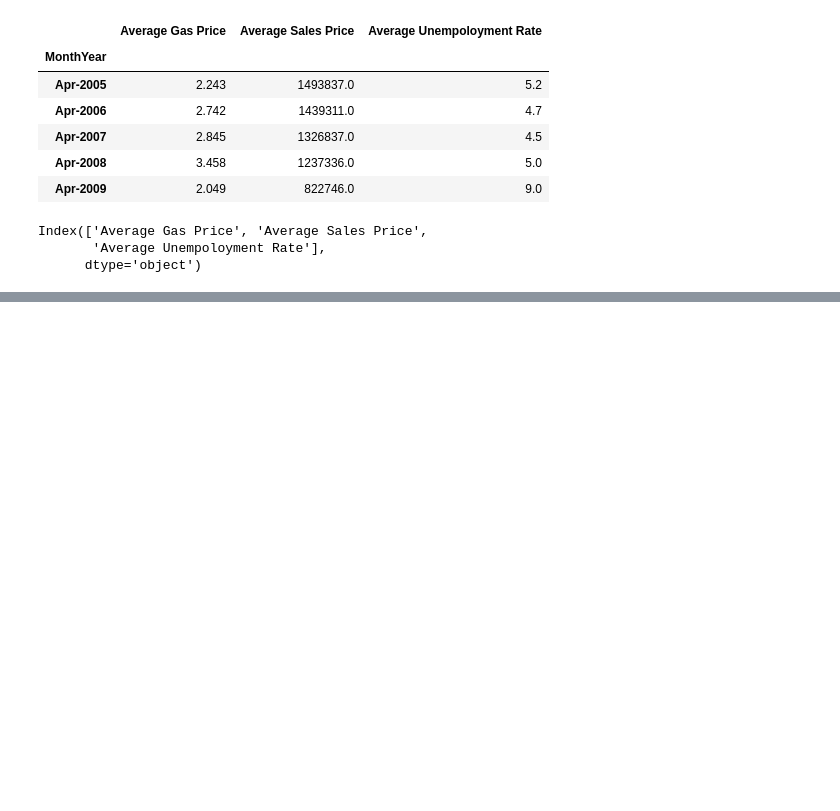
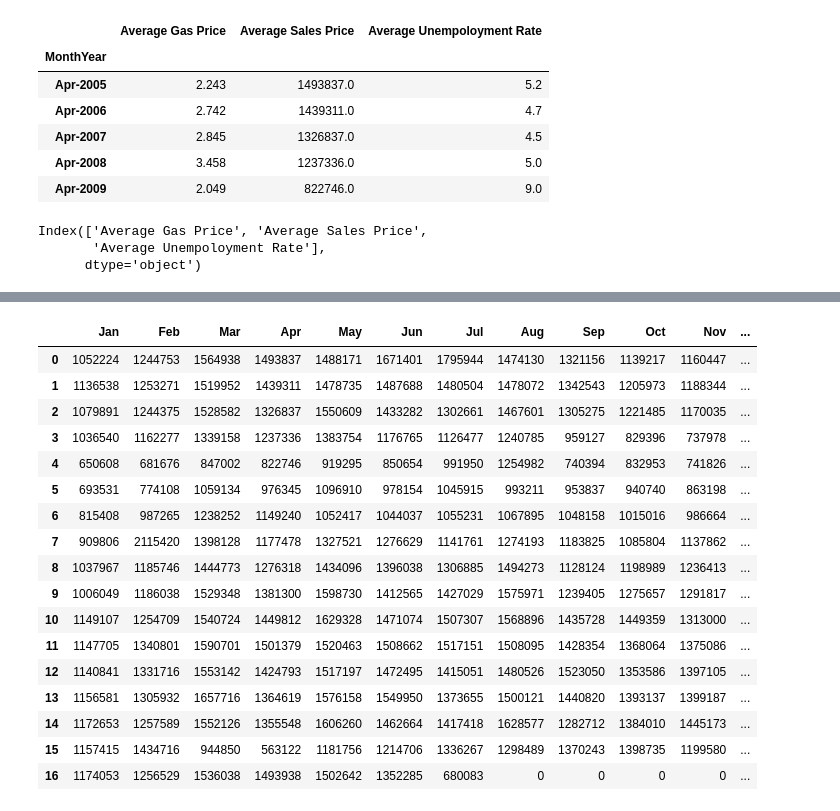
Before and after one commit to michelleherman13/auto-sales, a Jupyter notebook: data/Bargraphs.ipynb, the cells around one changed output, grey strips where cells are left out. Saved outputs shown, nothing was run; the diff lists cells and outputs as text; code cells hidden in the pictures; blank space fills up the shorter version.

```diff
--- a/data/Bargraphs.ipynb
+++ b/data/Bargraphs.ipynb
@@ -120,0 +179,22 @@ plt.show()
+# %%
+new_data_df = sales_df.drop(['Month'], axis = 1)
+new_data_df
+# %% [output]
+|  | Jan | Feb | Mar | Apr | May | Jun | Jul | Aug | Sep | Oct | Nov | ... |
+| 0 | 1052224 | 1244753 | 1564938 | 1493837 | 1488171 | 1671401 | 1795944 | 1474130 | 1321156 | 1139217 | 1160447 | ... |
+| 1 | 1136538 | 1253271 | 1519952 | 1439311 | 1478735 | 1487688 | 1480504 | 1478072 | 1342543 | 1205973 | 1188344 | ... |
+| 2 | 1079891 | 1244375 | 1528582 | 1326837 | 1550609 | 1433282 | 1302661 | 1467601 | 1305275 | 1221485 | 1170035 | ... |
+| 3 | 1036540 | 1162277 | 1339158 | 1237336 | 1383754 | 1176765 | 1126477 | 1240785 | 959127 | 829396 | 737978 | ... |
+| 4 | 650608 | 681676 | 847002 | 822746 | 919295 | 850654 | 991950 | 1254982 | 740394 | 832953 | 741826 | ... |
+| 5 | 693531 | 774108 | 1059134 | 976345 | 1096910 | 978154 | 1045915 | 993211 | 953837 | 940740 | 863198 | ... |
+| 6 | 815408 | 987265 | 1238252 | 1149240 | 1052417 | 1044037 | 1055231 | 1067895 | 1048158 | 1015016 | 986664 | ... |
+| 7 | 909806 | 2115420 | 1398128 | 1177478 | 1327521 | 1276629 | 1141761 | 1274193 | 1183825 | 1085804 | 1137862 | ... |
+| 8 | 1037967 | 1185746 | 1444773 | 1276318 | 1434096 | 1396038 | 1306885 | 1494273 | 1128124 | 1198989 | 1236413 | ... |
+| 9 | 1006049 | 1186038 | 1529348 | 1381300 | 1598730 | 1412565 | 1427029 | 1575971 | 1239405 | 1275657 | 1291817 | ... |
+| 10 | 1149107 | 1254709 | 1540724 | 1449812 | 1629328 | 1471074 | 1507307 | 1568896 | 1435728 | 1449359 | 1313000 | ... |
+| 11 | 1147705 | 1340801 | 1590701 | 1501379 | 1520463 | 1508662 | 1517151 | 1508095 | 1428354 | 1368064 | 1375086 | ... |
+| 12 | 1140841 | 1331716 | 1553142 | 1424793 | 1517197 | 1472495 | 1415051 | 1480526 | 1523050 | 1353586 | 1397105 | ... |
+| 13 | 1156581 | 1305932 | 1657716 | 1364619 | 1576158 | 1549950 | 1373655 | 1500121 | 1440820 | 1393137 | 1399187 | ... |
+| 14 | 1172653 | 1257589 | 1552126 | 1355548 | 1606260 | 1462664 | 1417418 | 1628577 | 1282712 | 1384010 | 1445173 | ... |
+| 15 | 1157415 | 1434716 | 944850 | 563122 | 1181756 | 1214706 | 1336267 | 1298489 | 1370243 | 1398735 | 1199580 | ... |
+| 16 | 1174053 | 1256529 | 1536038 | 1493938 | 1502642 | 1352285 | 680083 | 0 | 0 | 0 | 0 | ... |
```
Also changed, not shown: parts of 30 cells of this notebook, 1 other file.
